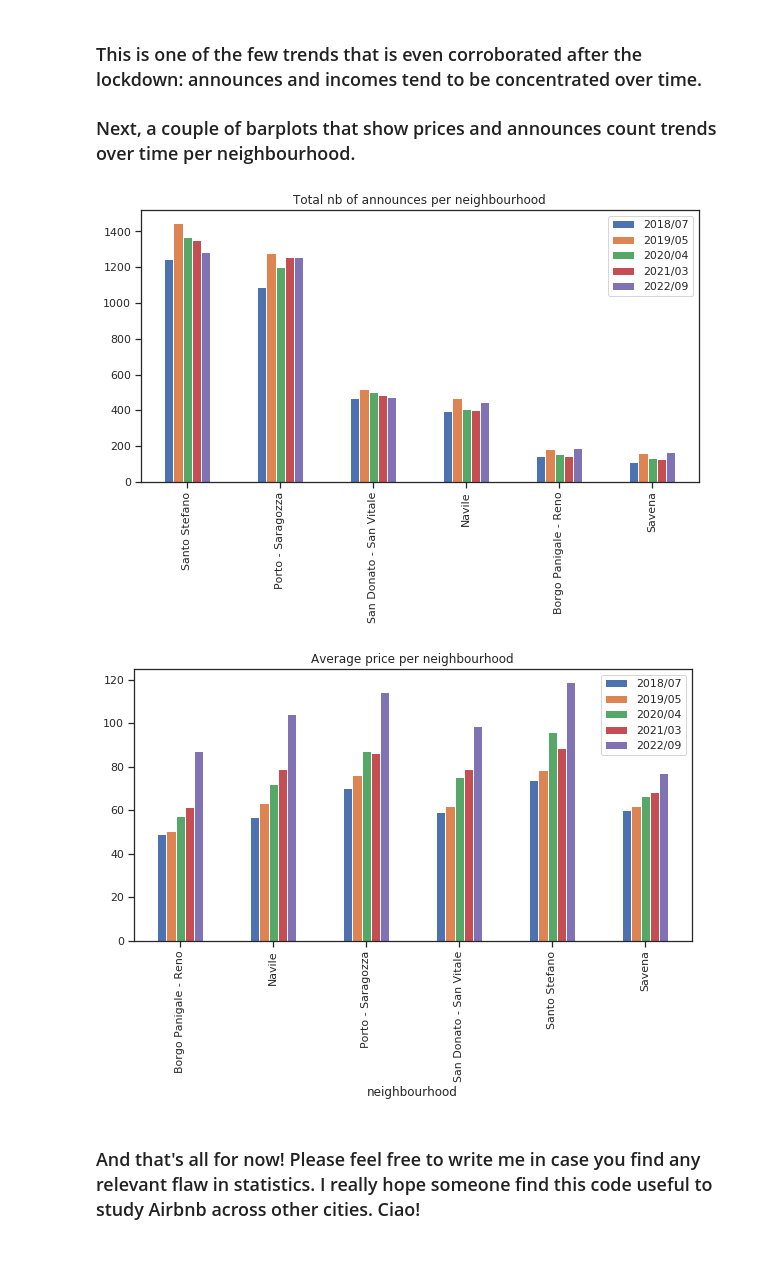
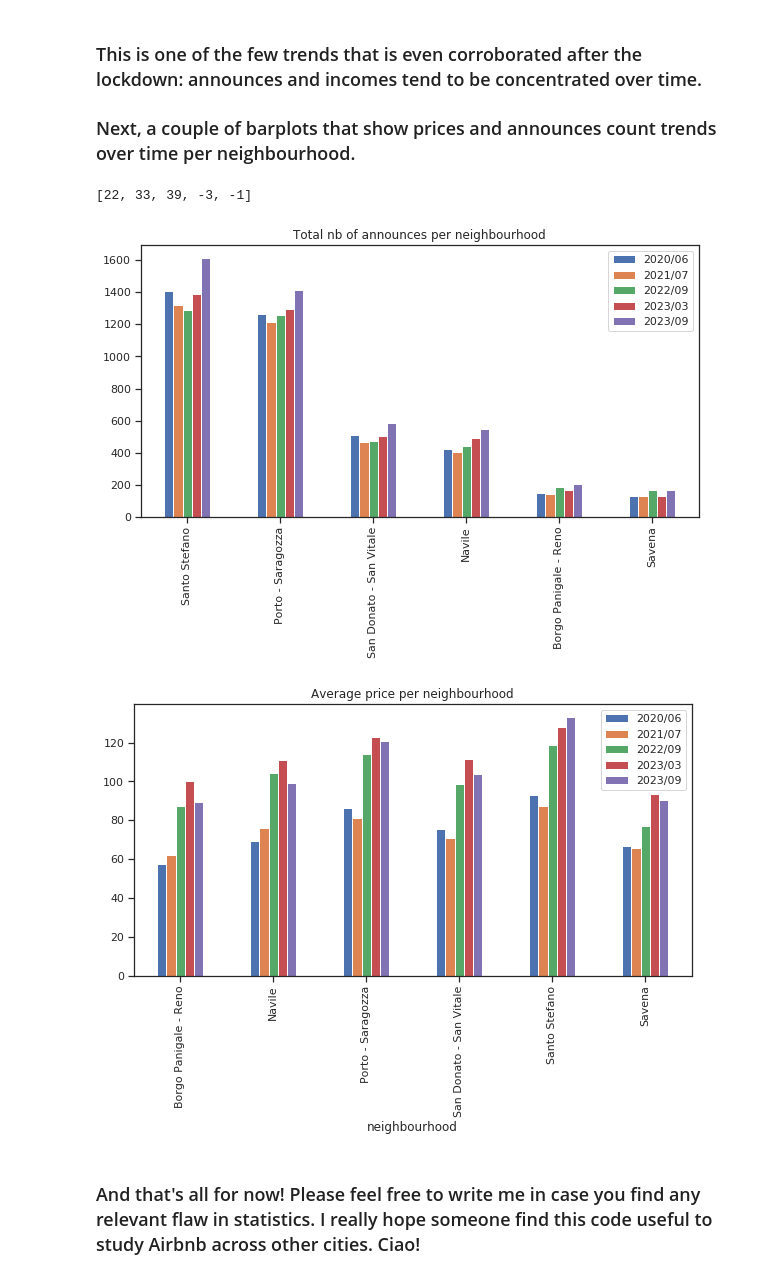
Before and after one commit to laszlo91/Inside-Airbnb-studies, a Jupyter notebook: bologna/1) Overview.ipynb, the cells around one changed output. Saved outputs shown, nothing was run; the diff lists cells and outputs as text; code cells hidden in the pictures.

```diff
--- a/bologna/1) Overview.ipynb
+++ b/bologna/1) Overview.ipynb
@@ -230,3 +230,13 @@ dfs = [remove_outliers(i) for i in dfs]
 periods_2 = [i.strftime('%Y/%m') for i in periods]
 # %% [markdown]
 ### The next 2 charts show the gap between the biggest players (the top 5 % of hosts with more announces) and those with a single announce (about three quarters of total users). The host-announce distribution draws a sort of zipf curve: very few hosts with a lot of announces, and a long tail of unique-announce hosts.
+# %%
+def three_val(i, dfs=dfs):
+    start = round(len(dfs) / 2) + i
+    median = round(len(dfs) / 4)*3 + i
+    stop = -3 + i
+    if stop>-1:
+        raise ValueError(f"take an argument smaller than {i}!")
+    return (start, median, stop)
+
+three_val1(2)
@@ -329,8 +346,7 @@ def snsplot2(lines, x, scissor):
     plt.grid()
 
 
-i = scissor_1(three_val1())
-#ibis = scissor_1((0, 12, -1))
-ii = scissor_1(three_val2())
-iii = scissor_1(three_val3())
+i = scissor_1(three_val(2))
+ii = scissor_1(three_val(1))
+iii = scissor_1(three_val(0))
 # %% [output]
@@ -376,9 +392,8 @@ def scissor_2(thrval, periods=periods_2, scissor=2):
 
     plotting(a,thrval,x, scissor)
 
-scissor_2(three_val1())
-#scissor_2((0, 12, -1))
 
-scissor_2(three_val2())
-scissor_2(three_val3())
+i = scissor_2(three_val(2))
+ii = scissor_2(three_val(1))
+iii = scissor_2(three_val(0))
 # %% [output]
@@ -401,33 +416,41 @@ c) % dei loro ricavi sul totale   41.428187  40.761111  46.829016
 ### This is one of the few trends that is even corroborated after the lockdown: announces and incomes tend to be concentrated over time.
 
 ### Next, a couple of barplots that show prices and announces count trends over time per neighbourhood.
+# %%
+def five_val(dfs=dfs):
+    first = round(len(dfs) / 2)
+    half = round(round(len(dfs) / 2) / 2)
+    second = first + half
+    third  = second + round(half/2)
+    return [first, second, third,-3 ,-1]
+
+five_val()
+# %% [output]
+[22, 33, 39, -3, -1]
 # %%
-def five_val(dfs=dfs):
-    median = round(len(dfs) / 2)
-    second = round(round(len(dfs) / 2) / 2)
-    fourth = median + second
-    return [0, second, median, fourth, -1]
 
 def plotting2(series, title, i=five_val(), dfs=dfs, periods=periods_2):
 
     graph_df = series[0].rename(periods[i[0]]).to_frame()\
     .join(series[1].rename(periods[i[1]]).to_frame())\
     .join(series[2].rename(periods[i[2]]).to_frame())\
     .join(series[3].rename(periods[i[3]]).to_frame())\
     .join(series[4].rename(periods[i[4]]).to_frame())
     graph_df.plot(kind='bar',figsize=(10, 5), title=title)
 
+
 def neigh_id_count(ils=five_val(), dfs=dfs):
     return [dfs[i]['neighbourhood'].value_counts(normalize=False) for i in ils]
+
 
 def neigh_average_price(ils=five_val(), dfs=dfs):
     return [dfs[i].groupby("neighbourhood")['price'].mean() for i in ils]
 
 
 plotting2(neigh_id_count(), "Total nb of announces per neighbourhood")
 plotting2(neigh_average_price(), "Average price per neighbourhood")
 # %% [output]
-[figure, old version]
+[figure, new version]
-[figure, old version]
+[figure, new version]
 # %% [markdown]
 ### And that's all for now! Please feel free to write me in case you find any relevant flaw in statistics. I really hope someone find this code useful to study Airbnb across other cities. Ciao!
```
Also changed, not shown: parts of 11 cells of this notebook, 7 other files.
